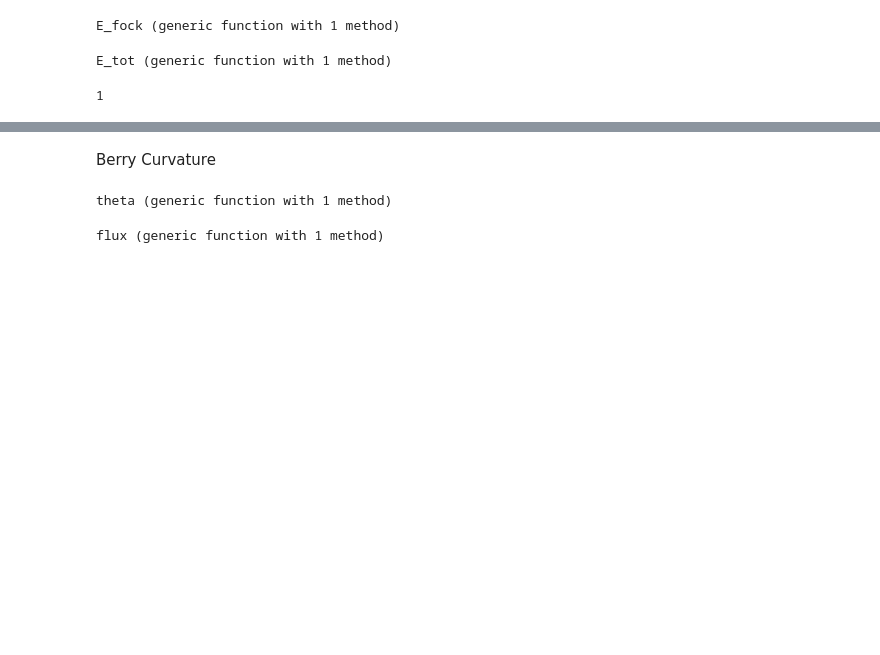
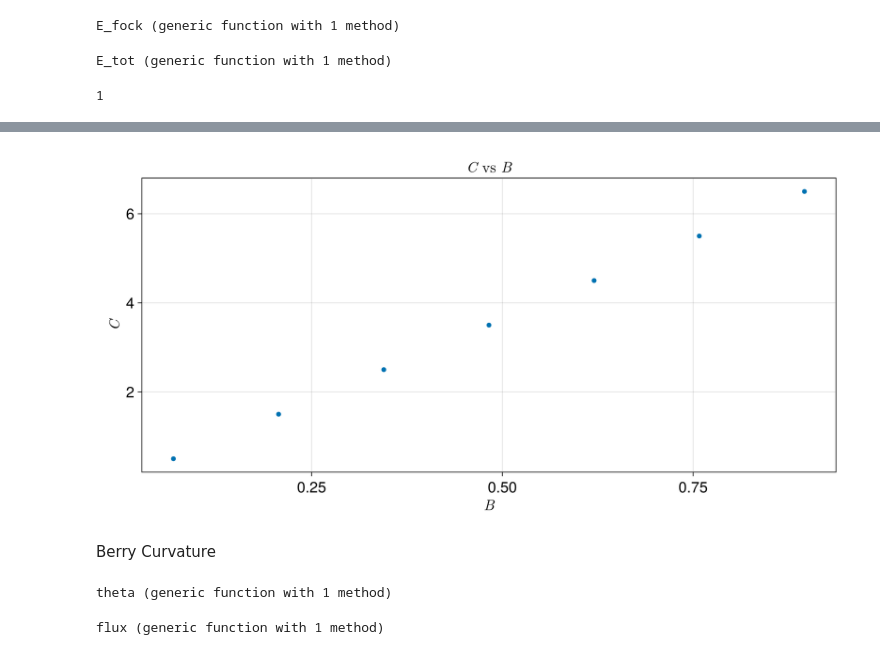
Before and after one commit to aviVadali/Summer2024, a Jupyter notebook: Trithep_BC.ipynb, the cells around one changed output, grey strips where cells are left out. Saved outputs shown, nothing was run; the diff lists cells and outputs as text; code cells hidden in the pictures; blank space fills up the shorter version.

```diff
--- a/Trithep_BC.ipynb
+++ b/Trithep_BC.ipynb
@@ -126,0 +191,4 @@ P
+# %%
+# honeycomb BZ area
+area = 8 * pi^2 / (a^2 * sqrt(3))
+crossing_numbers = crossing_B * area / (2 * pi)
@@ -127,3 +204,12 @@ P
+# %%
+P = Figure(size=(1000, 500), fontsize=20)
+ax = Axis(P[1, 1],
+title = L"C \ \text{vs} \ B",
+xlabel = L"B", ylabel = L"C")
+scatter!(ax, crossing_B, crossing_numbers)
+P
+# %% [output]
+[figure, added]
 # %% [markdown]
 <font size="12">Berry Curvature</font>
 # %%
```
Also changed, not shown: parts of 23 cells of this notebook, 3 other files.
